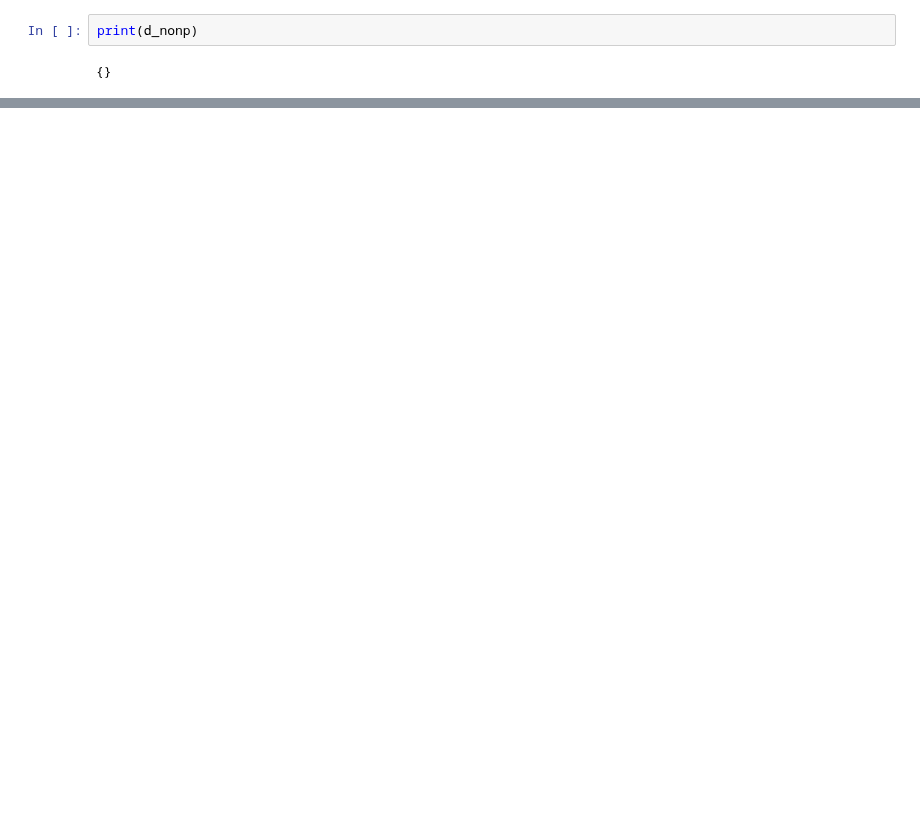
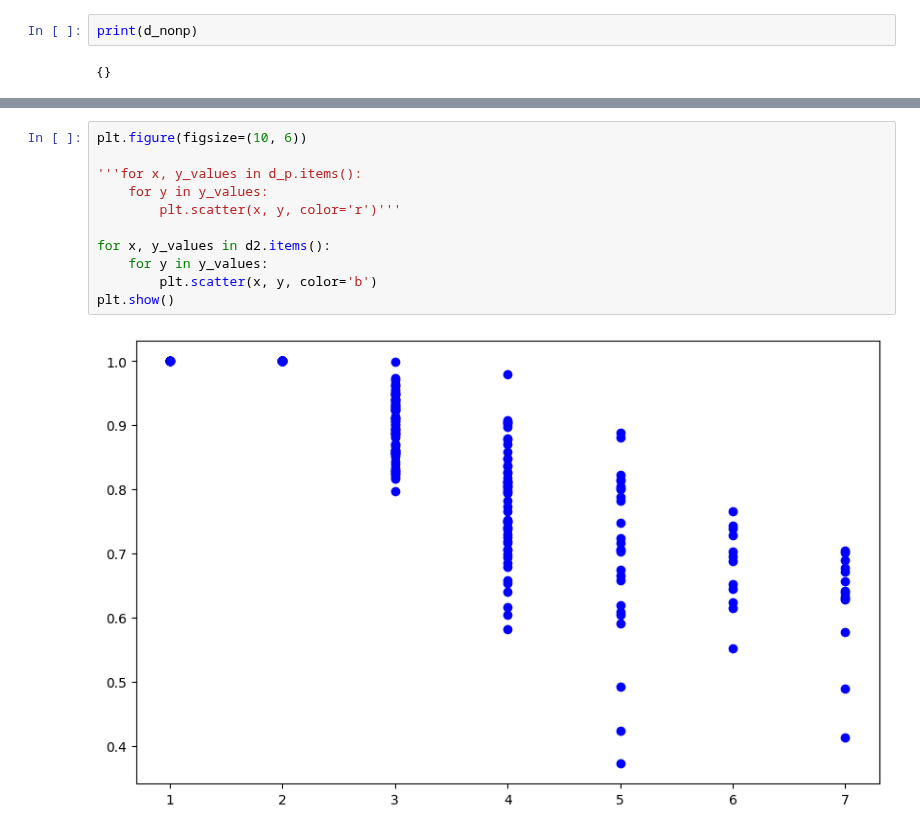
Before and after one commit to ericssimpson/voting-analysis-tools, a Jupyter notebook: team_arrow/cvr_class/permutations.ipynb, the cells around one changed output, grey strips where cells are left out. Drawn from its saved outputs; the diff is of its cells as text; blank space fills up the shorter version.

```diff
--- a/team_arrow/cvr_class/permutations.ipynb
+++ b/team_arrow/cvr_class/permutations.ipynb
@@ -157,0 +200,13 @@ plt.show()
+# %%
+plt.figure(figsize=(10, 6))
+
+'''for x, y_values in d_p.items():
+    for y in y_values:
+        plt.scatter(x, y, color='r')'''
+
+for x, y_values in d2.items():
+    for y in y_values:
+        plt.scatter(x, y, color='b')
+plt.show()
+# %% [output]
+[figure, added]
```
Also changed, not shown: parts of 12 cells of this notebook, 5 other files.
